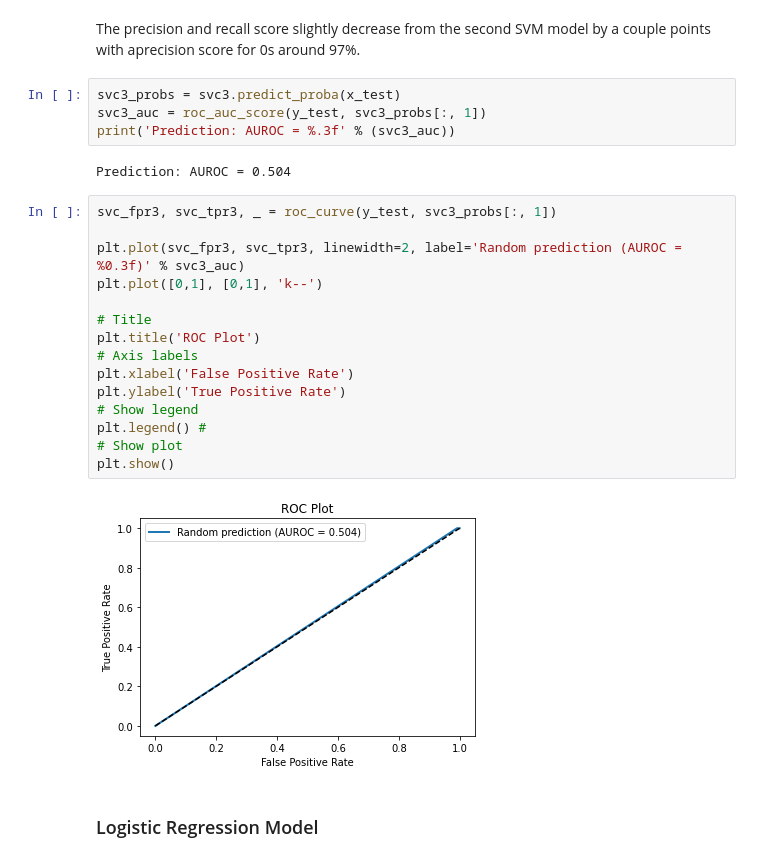
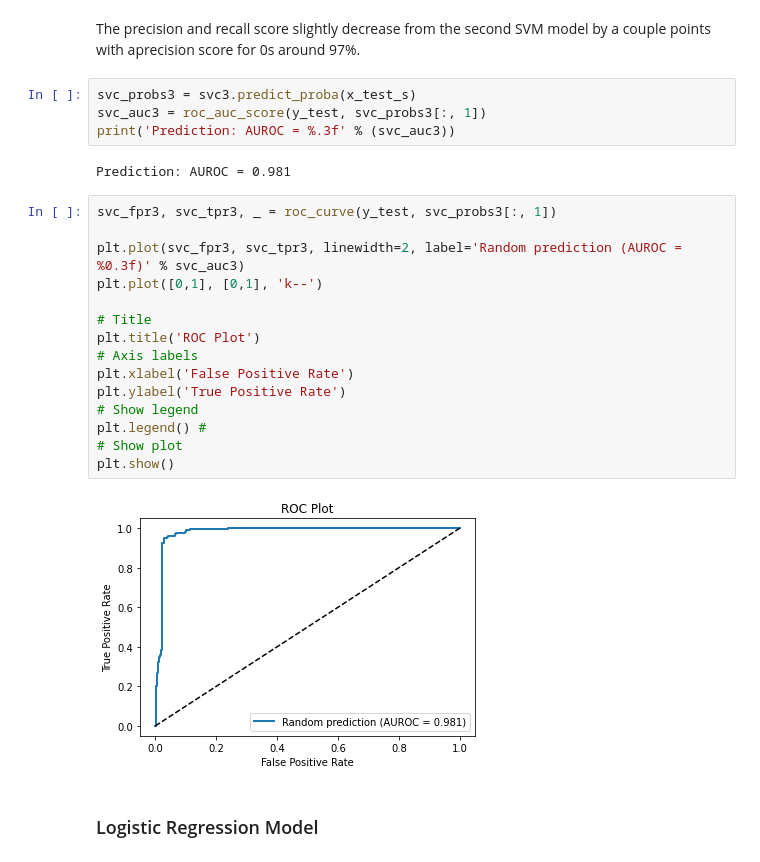
Before and after one commit to DrakeData/Bankruptcy_Prediction, a Jupyter notebook: bankruptcy_pred_main.ipynb, the cells around one changed output. Drawn from its saved outputs; the diff is of its cells as text.

```diff
--- a/bankruptcy_pred_main.ipynb
+++ b/bankruptcy_pred_main.ipynb
@@ -362,28 +381,28 @@ weighted avg       0.95      0.95      0.95      2640
 # %% [markdown]
 The precision and recall score slightly decrease from the second SVM model by a couple points with aprecision score for 0s around 97%.
 # %%
-svc3_probs = svc3.predict_proba(x_test)
-svc3_auc = roc_auc_score(y_test, svc3_probs[:, 1])
-print('Prediction: AUROC = %.3f' % (svc3_auc))
+svc_probs3 = svc3.predict_proba(x_test_s)
+svc_auc3 = roc_auc_score(y_test, svc_probs3[:, 1])
+print('Prediction: AUROC = %.3f' % (svc_auc3))
 # %% [output]
-Prediction: AUROC = 0.504
+Prediction: AUROC = 0.981
 # %%
-svc_fpr3, svc_tpr3, _ = roc_curve(y_test, svc3_probs[:, 1])
+svc_fpr3, svc_tpr3, _ = roc_curve(y_test, svc_probs3[:, 1])
 
-plt.plot(svc_fpr3, svc_tpr3, linewidth=2, label='Random prediction (AUROC = %0.3f)' % svc3_auc)
+plt.plot(svc_fpr3, svc_tpr3, linewidth=2, label='Random prediction (AUROC = %0.3f)' % svc_auc3)
 plt.plot([0,1], [0,1], 'k--')
 
 # Title
 plt.title('ROC Plot')
 # Axis labels
 plt.xlabel('False Positive Rate')
 plt.ylabel('True Positive Rate')
 # Show legend
 plt.legend() #
 # Show plot
 plt.show()
 # %% [output]
-[figure, old version]
+[figure, new version]
 # %% [markdown]
 ### Logistic Regression Model
 # %%
```
Also changed, not shown: parts of 16 cells of this notebook.
